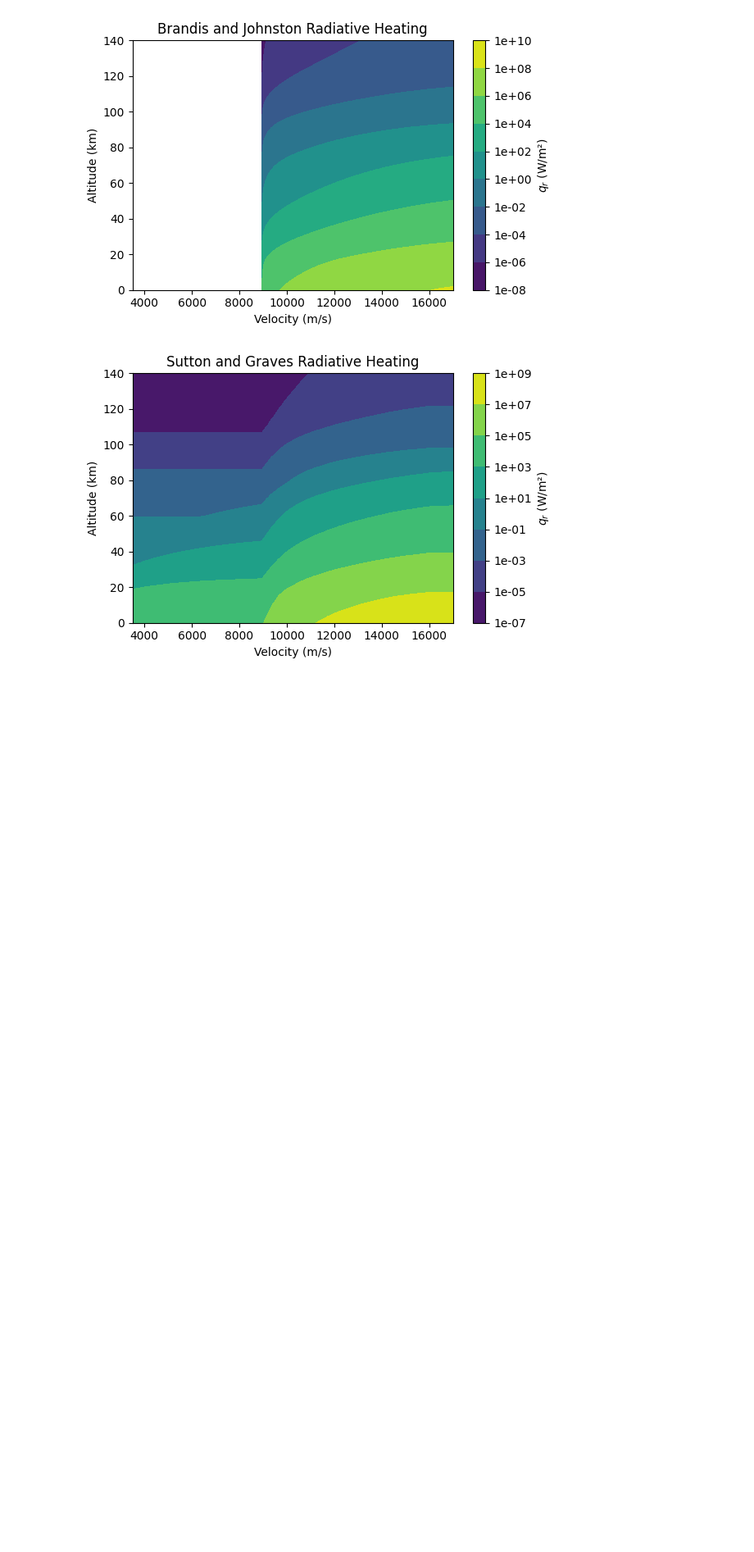
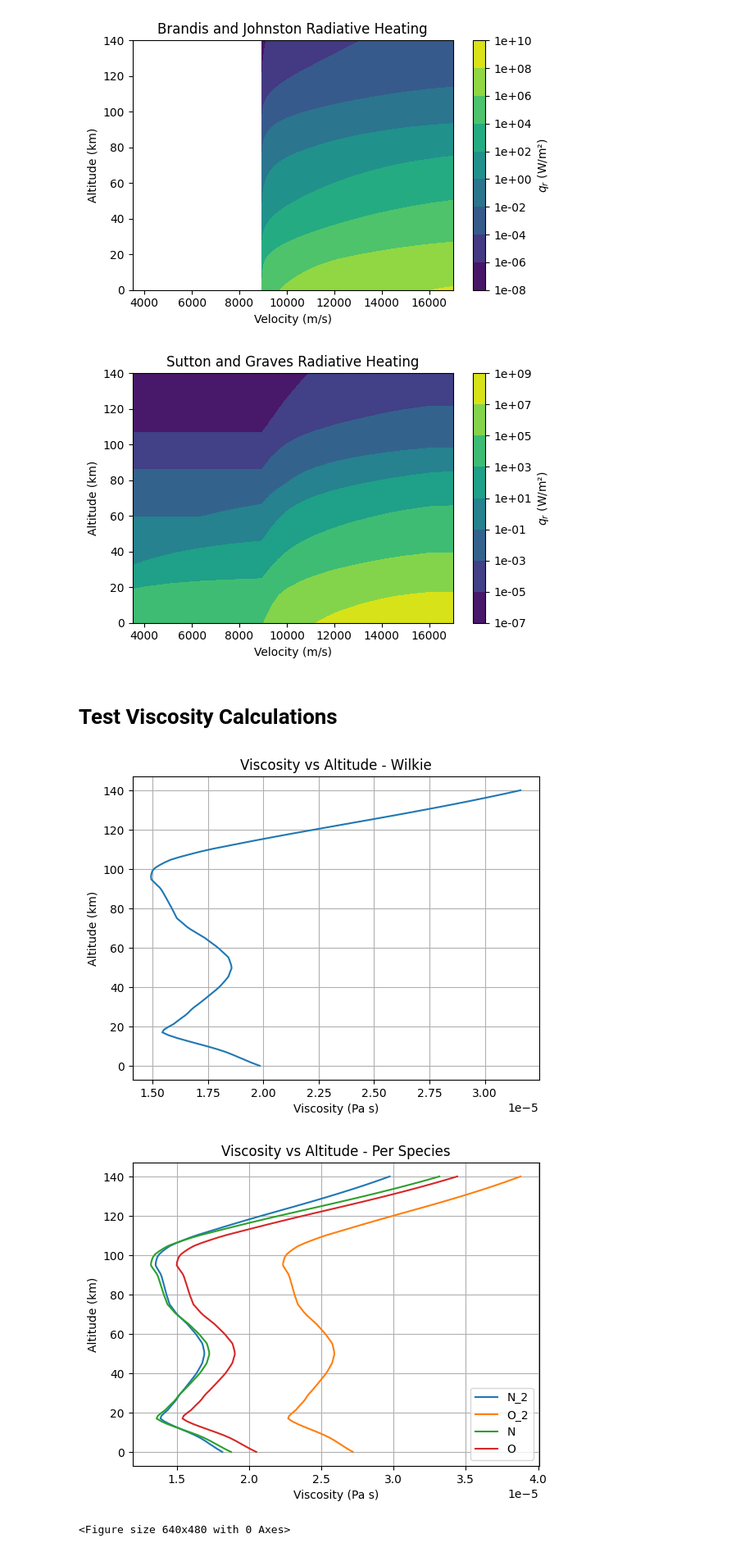
Before and after one commit to mitchwall85/physics_utils, a Jupyter notebook: fluids/tests.ipynb, the cells around one changed output. Shown: that part at 82% size. Drawn from its saved outputs; the diff is of its cells as text; code cells hidden in the pictures; blank space fills up the shorter version.

```diff
--- a/fluids/tests.ipynb
+++ b/fluids/tests.ipynb
@@ -89,3 +89,61 @@ plt.show()
 [figure]
 [figure]
 [figure]
+# %% [markdown]
+# Test Viscosity Calculations
+# %%
+import fluids_utils as fluids
+import numpy as np
+import importlib
+
+from physics_utils.freestream_conditions.monaco_faster_5sp.calc_inflow_mass_fun import calc_inflow_mass_5sp
+
+importlib.reload(fluids)
+
+
+# test wilkie
+altitude = np.linspace(0, 140, 100)
+list_spec = ['N_2', 'O_2', 'N', 'O']
+mu = []
+
+for h in altitude:
+    freestream = calc_inflow_mass_5sp(h)
+    # mol fractions:
+    x = freestream[1:]/np.sum(freestream[1:])
+
+    T = freestream[0]
+    mu.append(fluids.visc_wilkie_blottner(list_spec, x, T))
+
+plt.figure()
+plt.plot(mu, altitude)
+plt.ylabel("Altitude (km)")
+plt.xlabel("Viscosity (Pa s)")
+plt.title("Viscosity vs Altitude - Wilkie")
+plt.grid()
+plt.savefig("visc_wilkie.png")
+plt.show()
+
+# blotter species viscosities
+mu = []
+plt.figure()
+for s in list_spec:
+    for h in altitude:
+        freestream = calc_inflow_mass_5sp(h)
+        # mol fractions:
+        T = freestream[0]
+        mu.append(fluids.blottner_fit(s, T))
+
+    plt.plot(mu, altitude, label=s)
+    mu = []
+
+plt.ylabel("Altitude (km)")
+plt.xlabel("Viscosity (Pa s)")
+plt.title("Viscosity vs Altitude - Per Species")
+plt.legend()
+plt.grid()
+plt.show()
+plt.savefig("visc_species.png")
+# %% [output]
+[figure, added]
+[figure, added]
+<Figure size 640x480 with 0 Axes>
```
Also changed, not shown: 2 other files.
